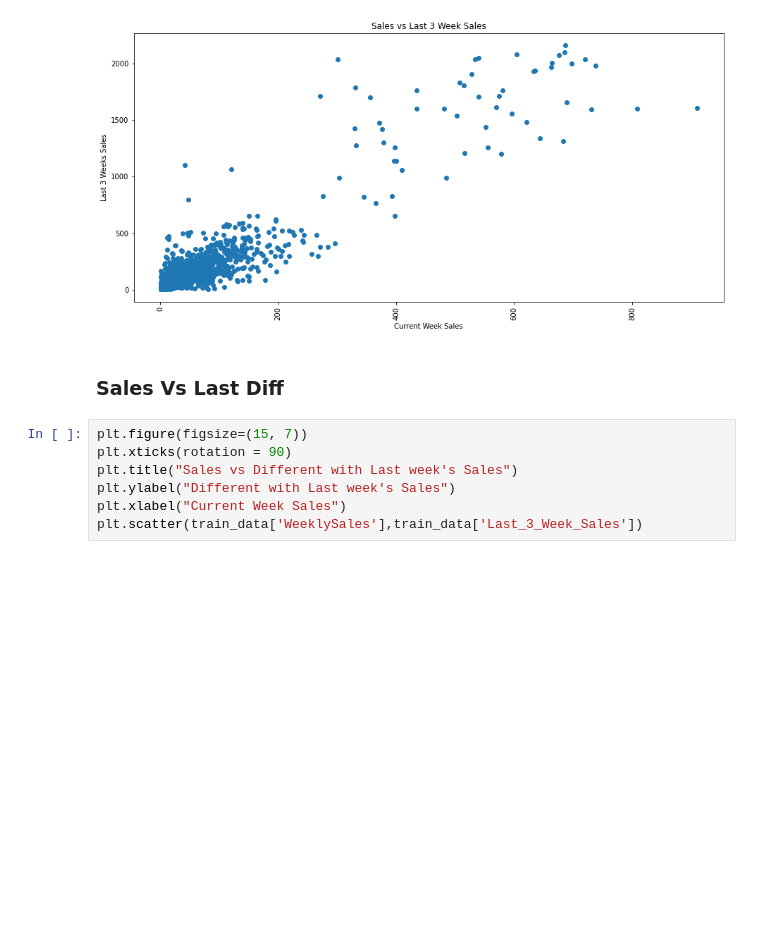
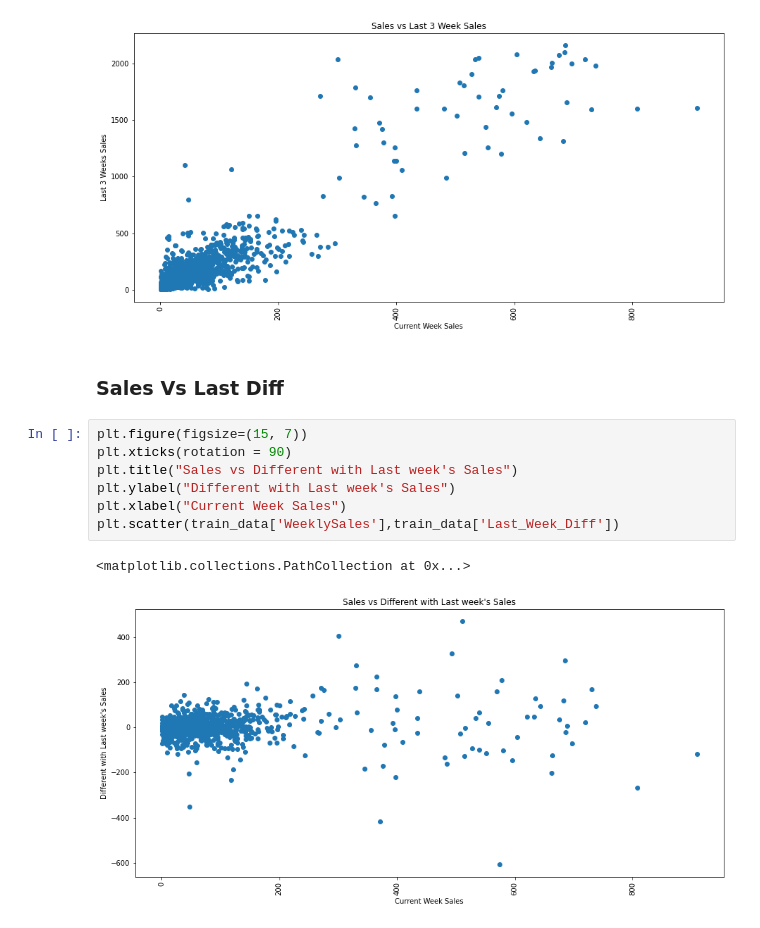
Before and after one commit to Vaseekaran-V/Datastorm-3, a Jupyter notebook: Day2/Exploratory_Data_Analysis_N.ipynb, the cells around one changed output. Drawn from its saved outputs; the diff is of its cells as text; blank space fills up the shorter version.

```diff
--- a/Day2/Exploratory_Data_Analysis_N.ipynb
+++ b/Day2/Exploratory_Data_Analysis_N.ipynb
@@ -230,7 +239,10 @@ plt.scatter(train_data['WeeklySales'],train_data['Last_3_Week_Sales'])
 # %%
 plt.figure(figsize=(15, 7))
 plt.xticks(rotation = 90)
 plt.title("Sales vs Different with Last week's Sales")
 plt.ylabel("Different with Last week's Sales")
 plt.xlabel("Current Week Sales")
-plt.scatter(train_data['WeeklySales'],train_data['Last_3_Week_Sales'])
+plt.scatter(train_data['WeeklySales'],train_data['Last_Week_Diff'])
+# %% [output]
+<matplotlib.collections.PathCollection at 0x...>
+[figure, added]
```
Also changed, not shown: parts of 5 cells of this notebook.
